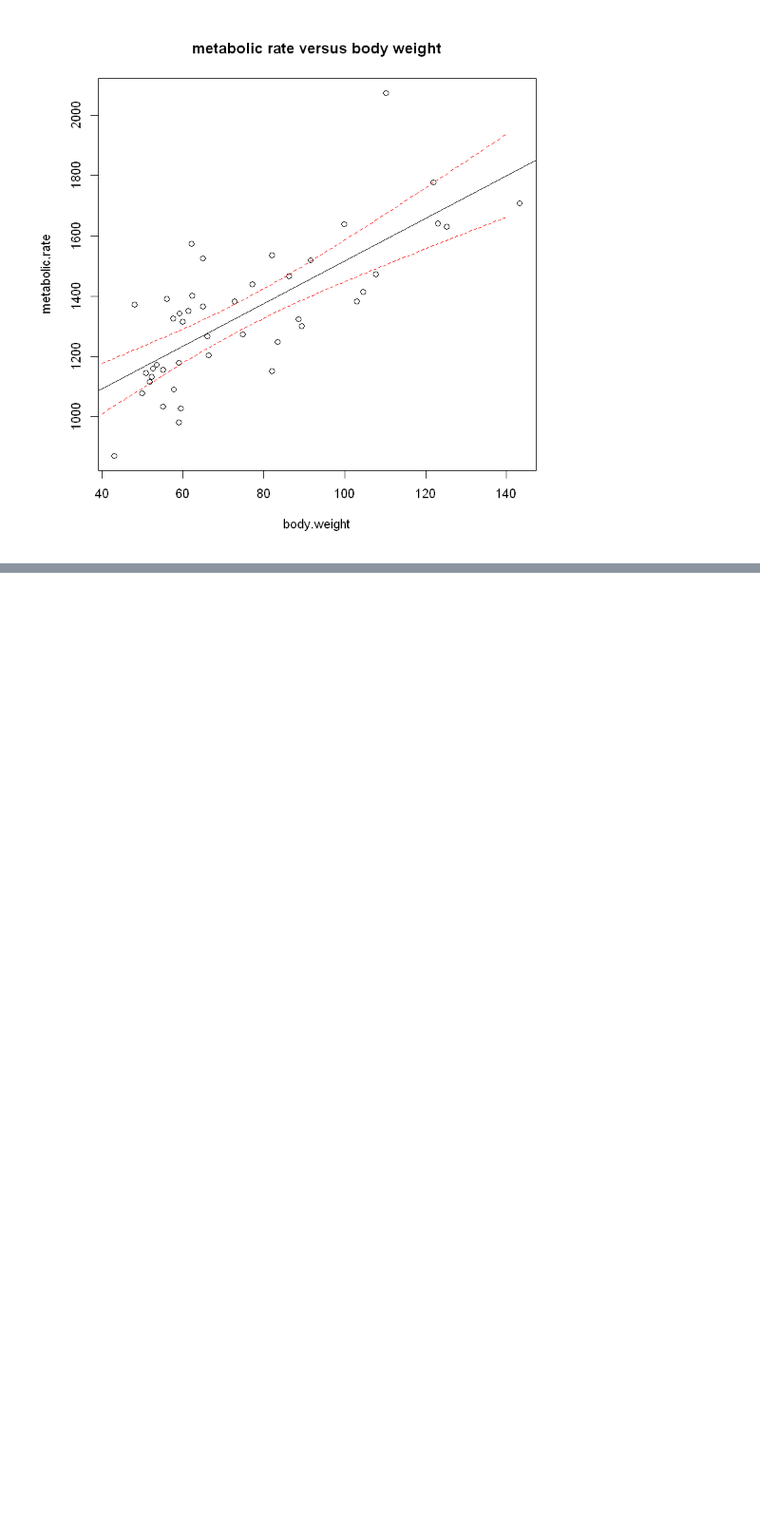
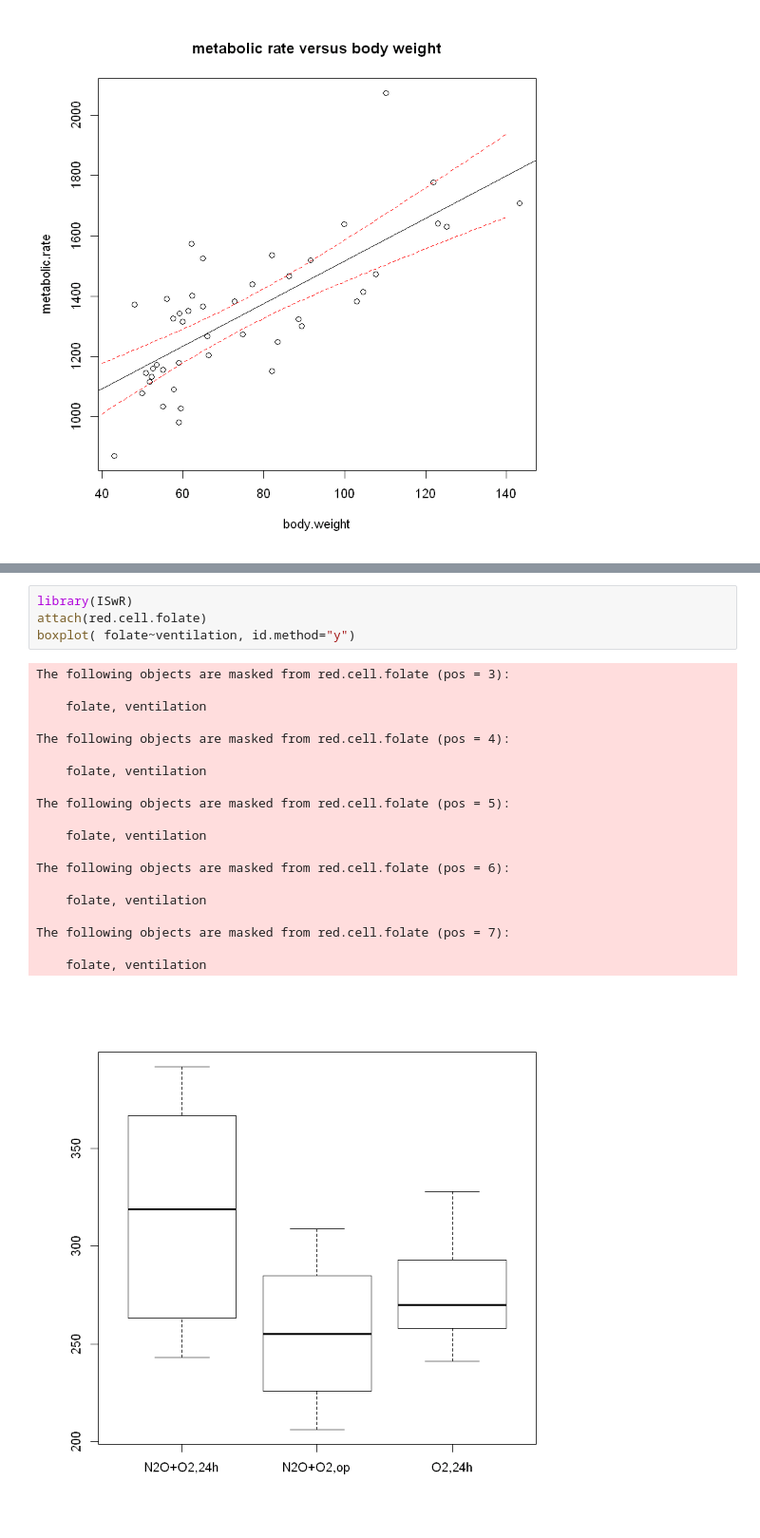
Before and after one commit to braveji18/mystudy, a Jupyter notebook: 01_school/12_데이터분석방법론1/homework_01.ipynb, the cells around one changed output, grey strips where cells are left out. Shown: that part at 95% size. Saved outputs shown, nothing was run; the diff lists cells and outputs as text; blank space fills up the shorter version.

```diff
--- a/01_school/12_데이터분석방법론1/homework_01.ipynb
+++ b/01_school/12_데이터분석방법론1/homework_01.ipynb
@@ -392,0 +397,25 @@ The following objects are masked from rmr (pos = 3):
+# %%
+library(ISwR)
+attach(red.cell.folate)
+boxplot( folate~ventilation, id.method="y")
+# %% [output]
+The following objects are masked from red.cell.folate (pos = 3):
+
+    folate, ventilation
+
+The following objects are masked from red.cell.folate (pos = 4):
+
+    folate, ventilation
+
+The following objects are masked from red.cell.folate (pos = 5):
+
+    folate, ventilation
+
+The following objects are masked from red.cell.folate (pos = 6):
+
+    folate, ventilation
+
+The following objects are masked from red.cell.folate (pos = 7):
+
+    folate, ventilation
+[figure, added]
```
Also changed, not shown: parts of 10 cells of this notebook.
